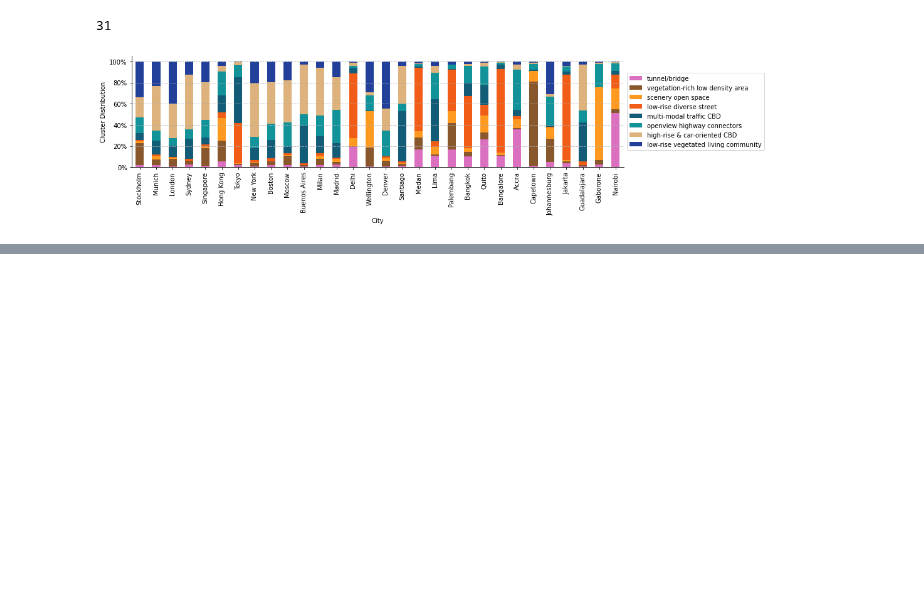
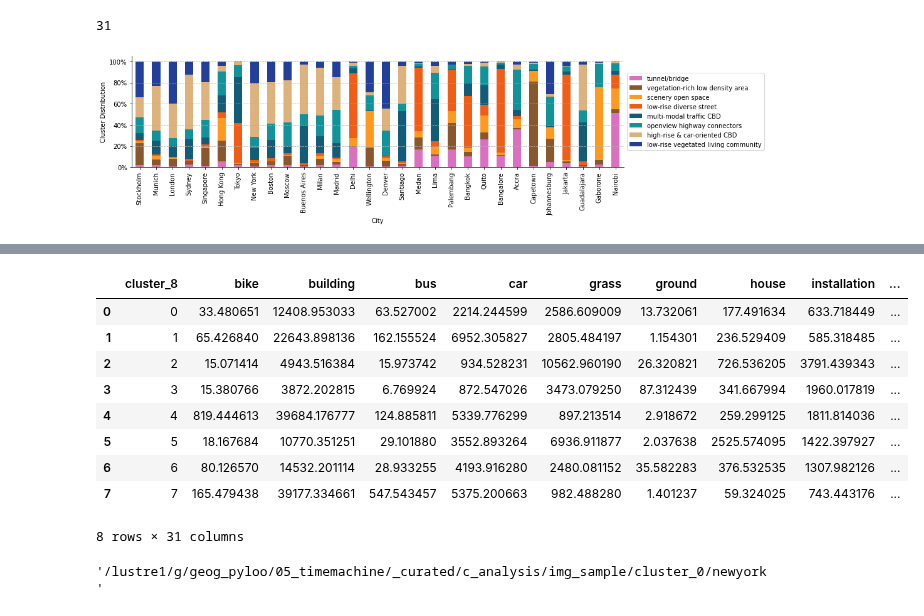
Before and after one commit to brookefzy/uvi-time-machine, a Jupyter notebook: _script/d-experiment/11_viz.ipynb, the cells around one changed output, grey strips where cells are left out. Drawn from its saved outputs; the diff is of its cells as text; code cells hidden in the pictures; blank space fills up the shorter version.

```diff
--- a/_script/d-experiment/11_viz.ipynb
+++ b/_script/d-experiment/11_viz.ipynb
@@ -17,10 +21,12 @@ plt.rcParams['svg.fonttype'] = 'none'
 # %%
-ROOT = "/Users/yuan/Dropbox (Personal)/Personal Work/_Projects2023"
-TABLE_FOLDER = "/Users/yuan/Dropbox (Personal)/Personal Work/_Projects2023/01_city-never-was/_table"
+# ROOT = "/Users/yuan/Dropbox (Personal)/Personal Work/_Projects2023/01_city-never-was"
+ROOT = "/lustre1/g/geog_pyloo/05_timemachine"
+DATAROOT = f"{ROOT}/_data"
+TABLE_FOLDER = f"{ROOT}/_table"
 # ROOT = "D:/Dropbox (Personal)/Personal Work/_Projects2023"
-CURATED_FOLDER = f"{ROOT}/01_city-never-was/_data/_curated"
+CURATED_FOLDER = f"{ROOT}/_curated"
 
-EXPORT_FOLDER = f"{ROOT}/01_city-never-was/_data/_curated/c_analysis"
+EXPORT_FOLDER = f"{ROOT}/_curated/c_analysis"
 DATA_FOLDER = f"{CURATED_FOLDER}/c_seg_hex"
 N = 8
 CITY_LEVEL_FILE = f"c_city_full_cluster={N}.csv"
@@ -235,0 +246,33 @@ plt.savefig(
+# %%
+# For each cluster,
+# 1. sample 50 images within each 8 clusters' hexagon from these cities
+# ['New York','Singapore', 'Hong Kong', 'London','Bangkok','Nairobi']
+# 2. for each 50 images, compute the proportion of the features
+# 3. calculate the distance between the images and the cluster mean
+# 4. find the images that are closest to the cluster mean from each city
+
+
+ROOTFOLDER = "/lustre1/g/geog_pyloo/05_timemachine"
+PANO_PATH = "{ROOTFOLDER}/GSV/gsv_rgb/{cityabbr}/gsvmeta/gsv_pano.csv"
+CURATED_FOLDER = "{ROOTFOLDER}/_curated"
+
+CURATED_TARGET = "/lustre1/g/geog_pyloo/05_timemachine/_curated/c_seg_hex"
+
+META_PATH = "{ROOTFOLDER}/GSV/gsv_rgb/{cityabbr}/gsvmeta/{cityabbr}_meta.csv"
+GSV_PATH = "{ROOTFOLDER}/GSV/gsv_rgb/{cityabbr}/gsvmeta/gsv_path.csv"
+
+H3_RES = [9]
+
+feature_ls = [ 'bike', 'building', 'bus', 'car',
+       'grass', 'ground', 'house', 'installation', 'lake+waterboday', 'light',
+       'mountain+hill', 'person', 'pole', 'railing', 'road',
+       'shrub', 'sidewalk', 'signage', 'sky', 'skyscraper', 'sportsfield',
+       'table+chair', 'tower', 'traffic light', 'trashcan', 'tree', 'truck',
+       'van', 'wall', 'window']
+DATA_FOLDER = "/lustre1/g/geog_pyloo/05_timemachine/_curated/c_seg_hex"
+hex_detail = pd.read_parquet(os.path.join(DATA_FOLDER, "c_seg_cat=31_res=9.parquet"))
+hex_detail_cluster = hex_detail.merge(hex_df[['hex_id', 'cluster_8']], on = 'hex_id')
+hex_detail_cluster.shape[0], hex_detail.shape[0]
+# find the cluster mean and find sample images that are close to the sample mean
+cluster_mean = hex_detail_cluster[feature_ls+['cluster_8']].groupby('cluster_8').mean().reset_index()
+cluster_mean
@@ -235,0 +427,13 @@ plt.savefig(
+# %%
+cluster_mean
+# %% [output]
+|  | cluster_8 | bike | building | bus | car | grass | ground | house | installation | ... |
+| 0 | 0 | 33.480651 | 12408.953033 | 63.527002 | 2214.244599 | 2586.609009 | 13.732061 | 177.491634 | 633.718449 | ... |
+| 1 | 1 | 65.426840 | 22643.898136 | 162.155524 | 6952.305827 | 2805.484197 | 1.154301 | 236.529409 | 585.318485 | ... |
+| 2 | 2 | 15.071414 | 4943.516384 | 15.973742 | 934.528231 | 10562.960190 | 26.320821 | 726.536205 | 3791.439343 | ... |
+| 3 | 3 | 15.380766 | 3872.202815 | 6.769924 | 872.547026 | 3473.079250 | 87.312439 | 341.667994 | 1960.017819 | ... |
+| 4 | 4 | 819.444613 | 39684.176777 | 124.885811 | 5339.776299 | 897.213514 | 2.918672 | 259.299125 | 1811.814036 | ... |
+| 5 | 5 | 18.167684 | 10770.351251 | 29.101880 | 3552.893264 | 6936.911877 | 2.037638 | 2525.574095 | 1422.397927 | ... |
+| 6 | 6 | 80.126570 | 14532.201114 | 28.933255 | 4193.916280 | 2480.081152 | 35.582283 | 376.532535 | 1307.982126 | ... |
+| 7 | 7 | 165.479438 | 39177.334661 | 547.543457 | 5375.200663 | 982.488280 | 1.401237 | 59.324025 | 743.443176 | ... |
+8 rows × 31 columns
@@ -235,0 +446,4 @@ plt.savefig(
+# %%
+export_folder
+# %% [output]
+'/lustre1/g/geog_pyloo/05_timemachine/_curated/c_analysis/img_sample/cluster_0/newyork'
```
Also changed, not shown: parts of 14 cells of this notebook, 19 other files.
